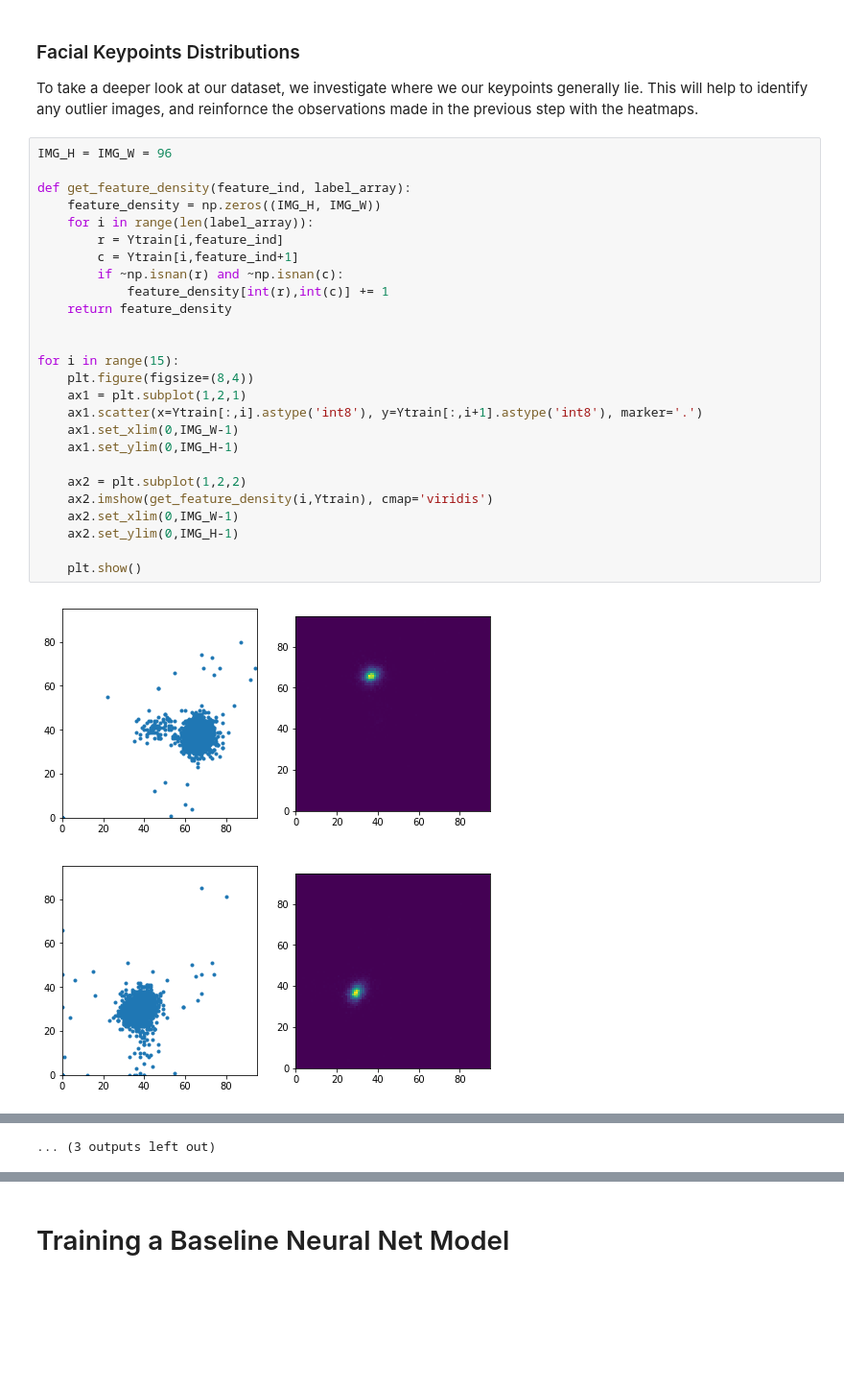
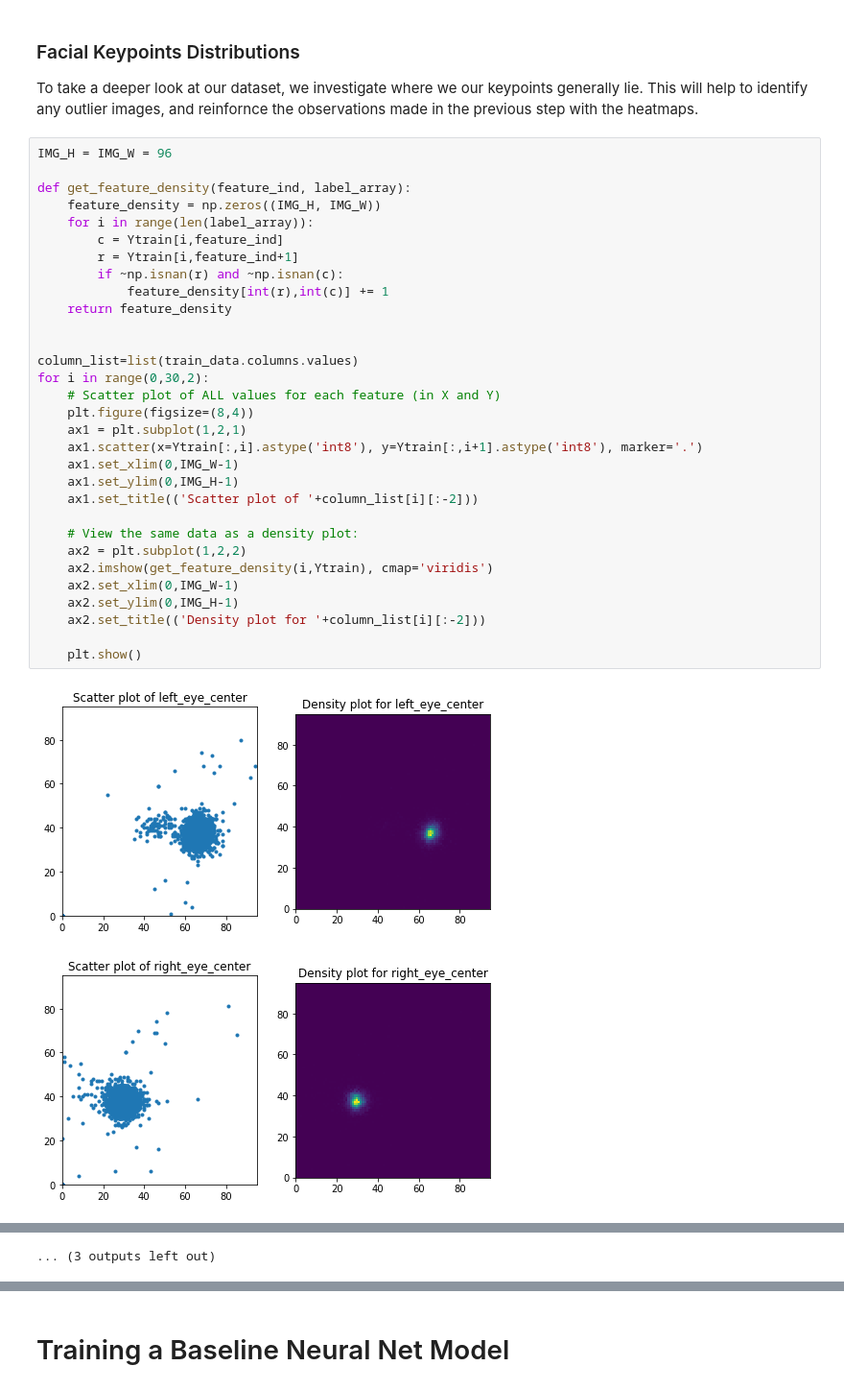
Before and after one commit to tucker-anderson/Facial-Keynotes, a Jupyter notebook: Facial_Keypoints_Notebook_baseline.ipynb, the cells around one changed output, grey strips where cells are left out. Shown at 96% size. Drawn from its saved outputs; the diff is of its cells as text; blank space fills up the shorter version.

Commit message:
Fixed density plot. Added titles to scatter and density plots. Still exhibits problematic model training. 	modified:   Facial_Keypoints_Notebook_baseline.ipynb

```diff
--- a/Facial_Keypoints_Notebook_baseline.ipynb
+++ b/Facial_Keypoints_Notebook_baseline.ipynb
@@ -326,29 +326,34 @@ To take a deeper look at our dataset, we investigate where we our keypoints gene
 # %%
 IMG_H = IMG_W = 96
 
 def get_feature_density(feature_ind, label_array):
     feature_density = np.zeros((IMG_H, IMG_W))
     for i in range(len(label_array)):
-        r = Ytrain[i,feature_ind]
-        c = Ytrain[i,feature_ind+1]
+        c = Ytrain[i,feature_ind]
+        r = Ytrain[i,feature_ind+1]
         if ~np.isnan(r) and ~np.isnan(c):
             feature_density[int(r),int(c)] += 1
     return feature_density
 
 
-for i in range(15):
+column_list=list(train_data.columns.values)
+for i in range(0,30,2):
+    # Scatter plot of ALL values for each feature (in X and Y)
     plt.figure(figsize=(8,4))
     ax1 = plt.subplot(1,2,1)
     ax1.scatter(x=Ytrain[:,i].astype('int8'), y=Ytrain[:,i+1].astype('int8'), marker='.')
     ax1.set_xlim(0,IMG_W-1)
     ax1.set_ylim(0,IMG_H-1)
+    ax1.set_title(('Scatter plot of '+column_list[i][:-2]))
 
+    # View the same data as a density plot:
     ax2 = plt.subplot(1,2,2)
     ax2.imshow(get_feature_density(i,Ytrain), cmap='viridis')
     ax2.set_xlim(0,IMG_W-1)
     ax2.set_ylim(0,IMG_H-1)
+    ax2.set_title(('Density plot for '+column_list[i][:-2]))
 
     plt.show()
 # %% [output]
-[figure, old version]
+[figure, new version]
-[figure, old version]
+[figure, new version]
```
Also changed, not shown: parts of 4 cells of this notebook.
